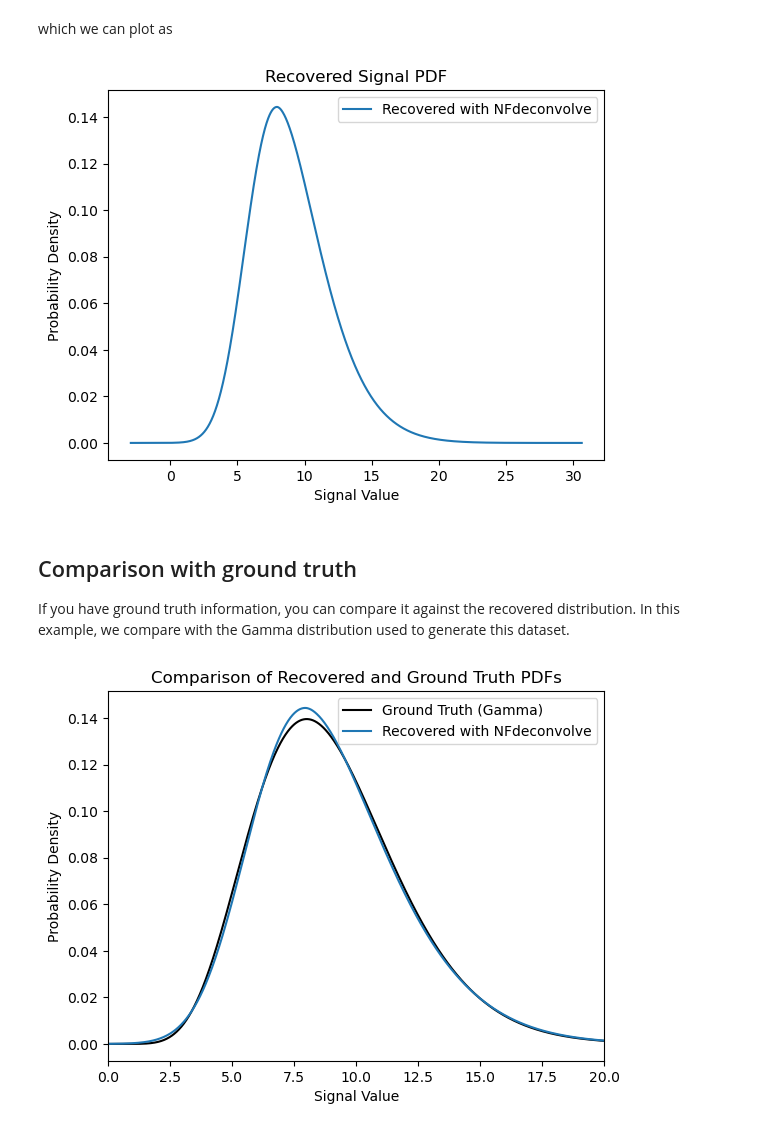
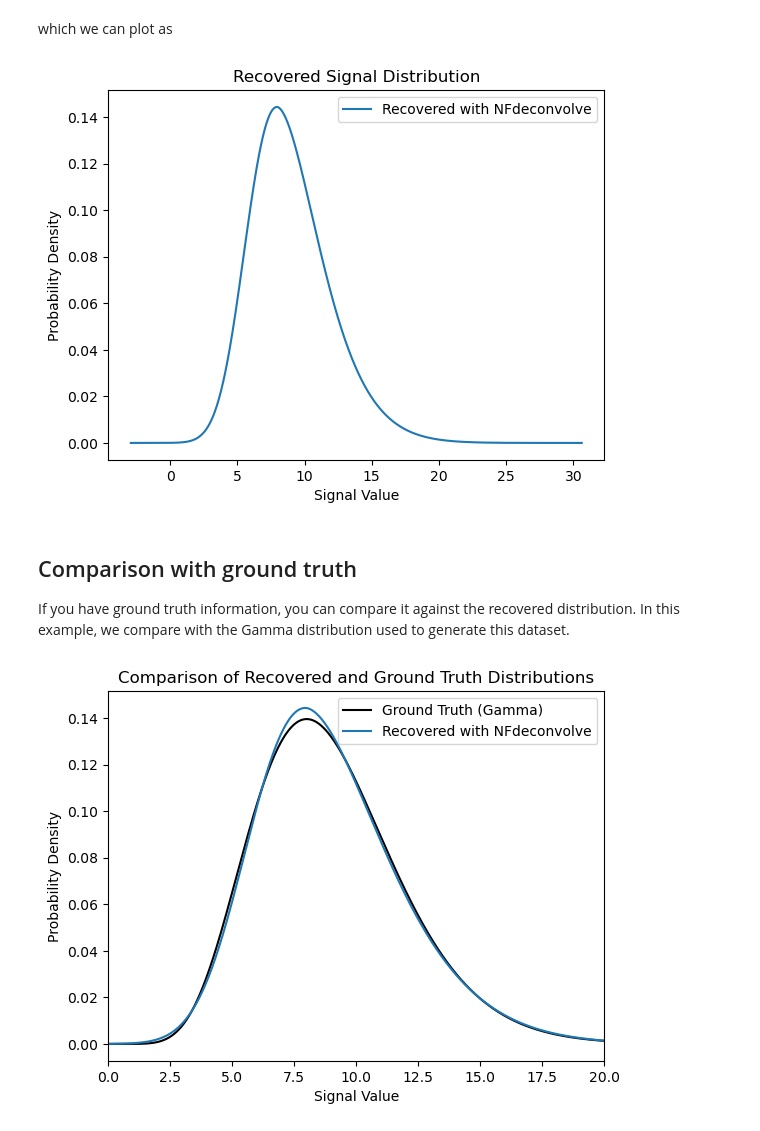
Before and after one commit to PessoaP/NFdeconvolve, a Jupyter notebook: tutorial.ipynb, the cells around one changed output. Drawn from its saved outputs; the diff is of its cells as text; code cells hidden in the pictures.

```diff
--- a/tutorial.ipynb
+++ b/tutorial.ipynb
@@ -30,7 +30,7 @@ tensor([18.0122, 32.4405, 27.1943,  ..., 22.5785, 16.1118, 16.8502])
 ## Specify noise distributions
 The noise distribution must be defined as an object of the PyTorch distribution. In this example, the data was generated using a Gaussian noise model, thus it is the one we are defining.
 # %%
-a_distribution= torch.distributions.Normal(torch.tensor(mu_a),torch.tensor(sig_a))
+a_distribution= torch.distributions.Normal(torch.tensor(1.*mu_a),torch.tensor(1.*sig_a))
 # %% [markdown]
 If your noise follows a different distribution (e.g., Poisson, Uniform), use the corresponding [PyTorch distribution class](https://pytorch.org/docs/stable/distributions.html).
 # %% [markdown]
@@ -60,12 +60,12 @@ which we can plot as
 # %%
 plt.plot(x.cpu(), px.cpu(), label='Recovered with NFdeconvolve')
 plt.xlabel('Signal Value')
 plt.ylabel('Probability Density')
 plt.legend()
-plt.title('Recovered Signal PDF')
+plt.title('Recovered Signal Distribution')
 plt.show()
 # %% [output]
-[figure, old version]
+[figure, new version]
 # %% [markdown]
 ## Comparison with ground truth
 
@@ -81,8 +81,8 @@ plt.plot(x.cpu(), px.cpu(), label='Recovered with NFdeconvolve')
 plt.xlabel('Signal Value')
 plt.ylabel('Probability Density')
 plt.legend()
-plt.title('Comparison of Recovered and Ground Truth PDFs')
+plt.title('Comparison of Recovered and Ground Truth Distributions')
 plt.xlim(0,20)
 plt.show()
 # %% [output]
-[figure, old version]
+[figure, new version]
```
Also changed, not shown: parts of 5 cells of this notebook, 5 other files.
